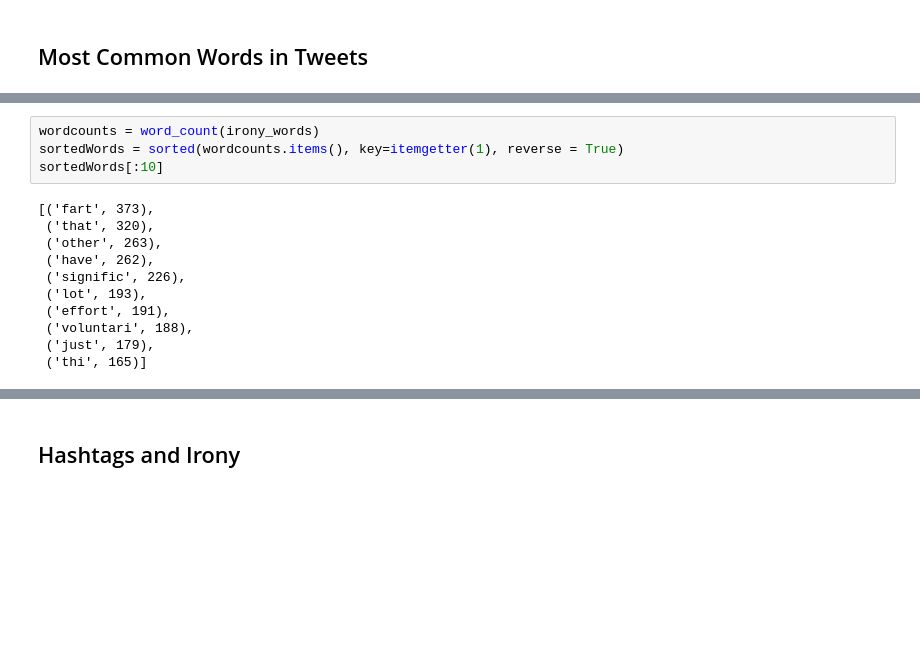
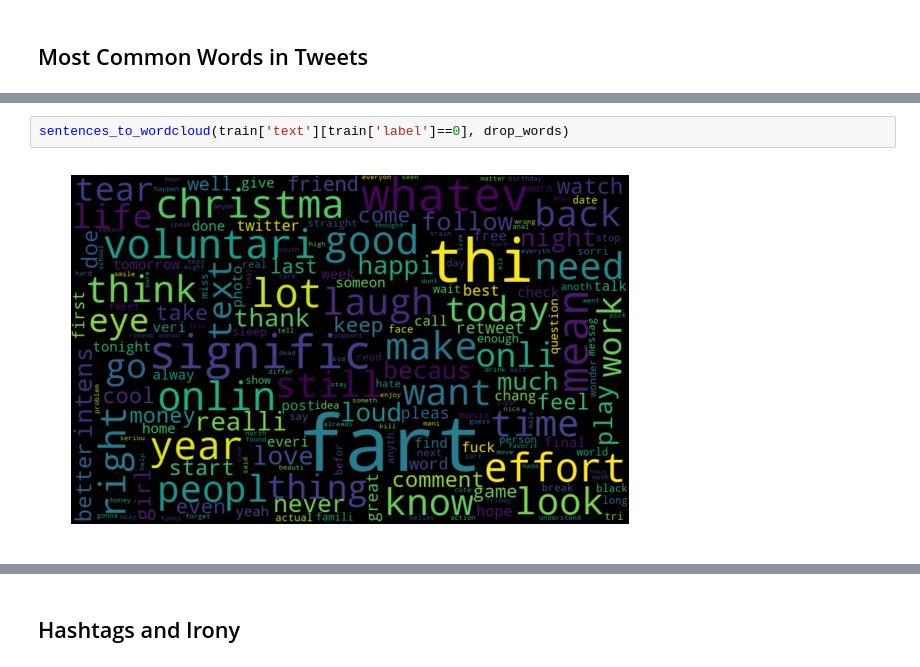
Before and after one commit to csmyth76/Detecting-Sarcasm-on-Twitter, a Jupyter notebook: semanticRel.ipynb, the cells around one changed output, grey strips where cells are left out. Drawn from its saved outputs; the diff is of its cells as text; blank space fills up the shorter version.

Commit message:
irony draft

```diff
--- a/semanticRel.ipynb
+++ b/semanticRel.ipynb
@@ -401,15 +557,4 @@ plt.show()
-# %%
-wordcounts = word_count(irony_words)
-sortedWords = sorted(wordcounts.items(), key=itemgetter(1), reverse = True)
-sortedWords[:10]
-# %% [output]
-[('fart', 373),
- ('that', 320),
- ('other', 263),
- ('have', 262),
- ('signific', 226),
- ('lot', 193),
- ('effort', 191),
- ('voluntari', 188),
- ('just', 179),
- ('thi', 165)]
+# %%
+sentences_to_wordcloud(train['text'][train['label']==0], drop_words)
+# %% [output]
+[figure, added]
```
Also changed, not shown: parts of 72 cells of this notebook.
